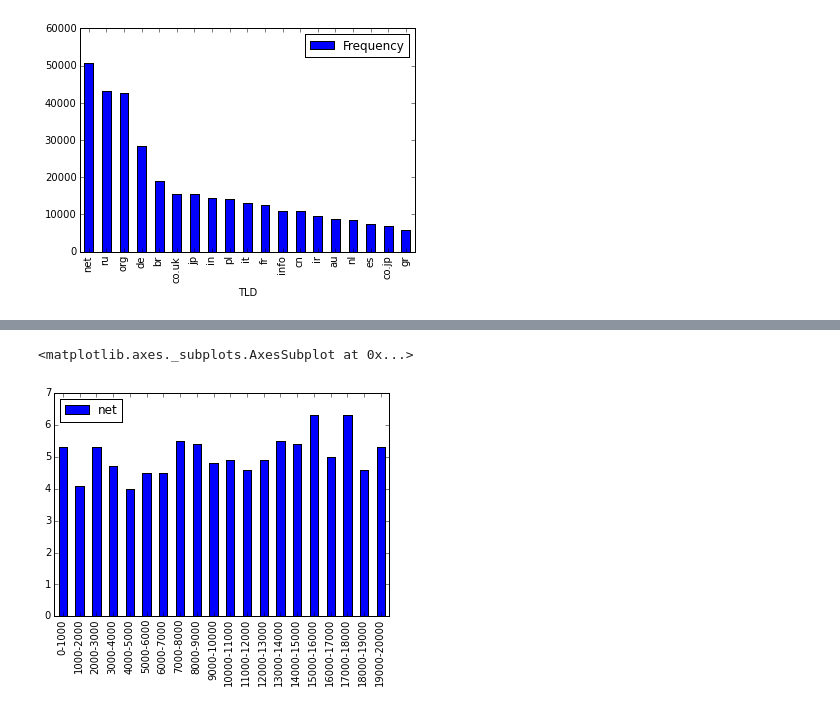
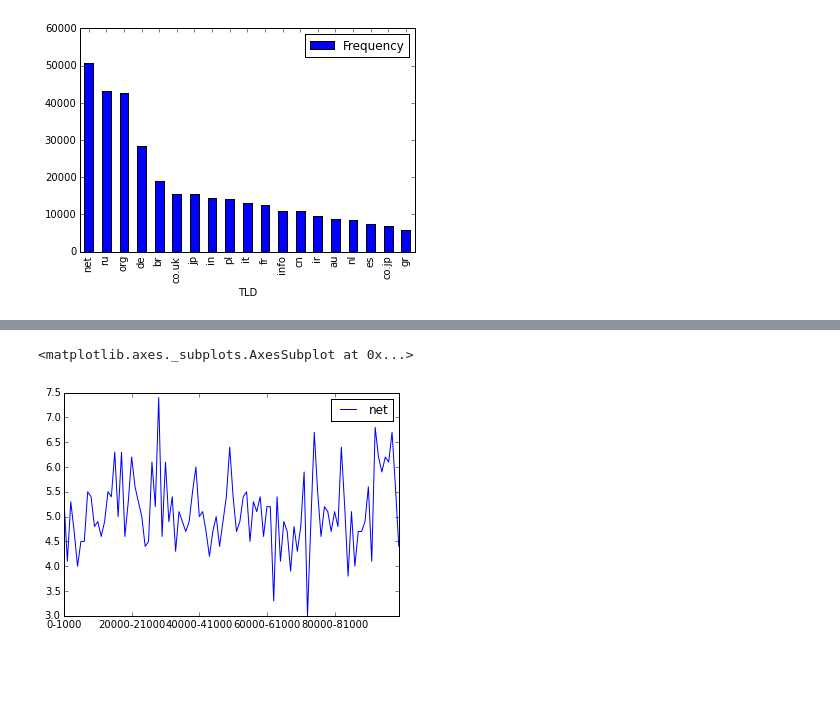
Before and after one commit to kyogesh/pandas_tutorial, a Jupyter notebook: Alexa topsites.ipynb, the cells around one changed output, grey strips where cells are left out. Drawn from its saved outputs; the diff is of its cells as text; code cells hidden in the pictures; blank space fills up the shorter version.

Commit message:
changed bar charts to line, added comments

```diff
--- a/Alexa topsites.ipynb
+++ b/Alexa topsites.ipynb
@@ -79,5 +84,0 @@ perc_tld = tld_frequency('net')
-# %%
-perc_tld[:20].plot(kind='bar')
-# %% [output]
-<matplotlib.axes._subplots.AxesSubplot at 0x...>
-[figure, removed]
@@ -83,0 +88,6 @@ perc_tld[:20].plot(kind='bar')
+# %%
+#Plot first 100 rows from dataframe
+perc_tld[:100].plot(kind='line')
+# %% [output]
+<matplotlib.axes._subplots.AxesSubplot at 0x...>
+[figure, added]
```
Also changed, not shown: parts of 7 cells of this notebook.
